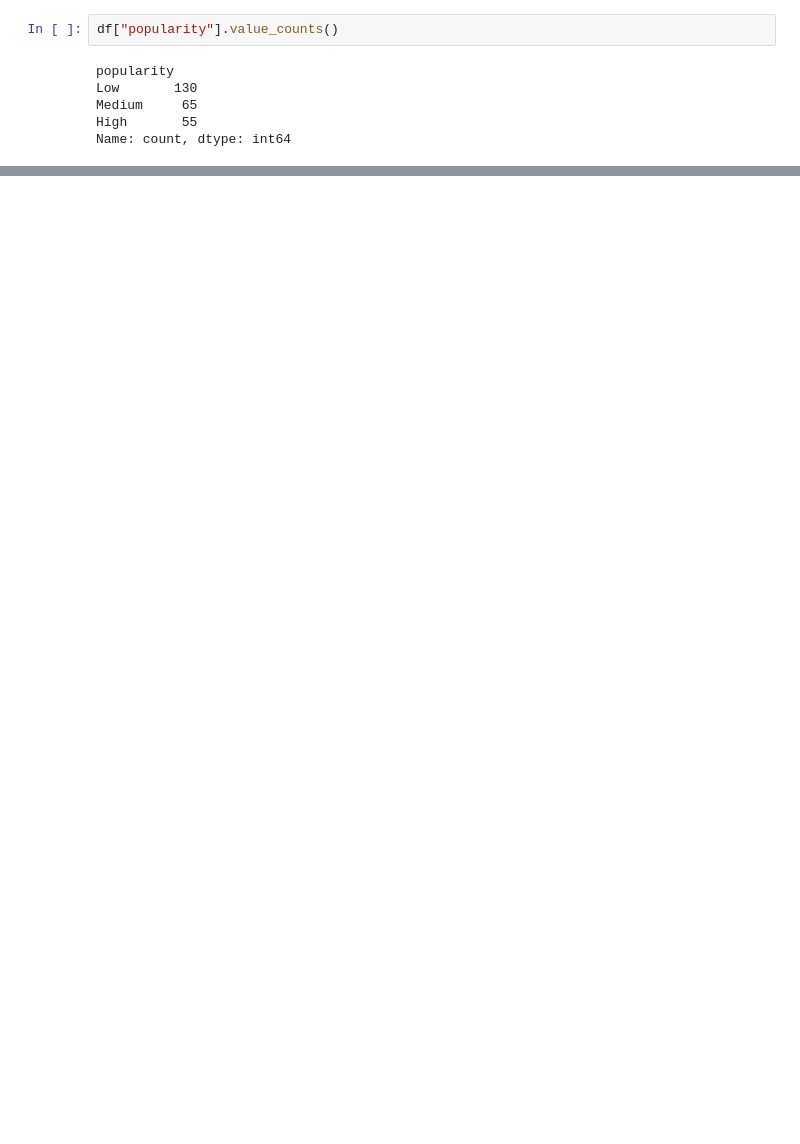
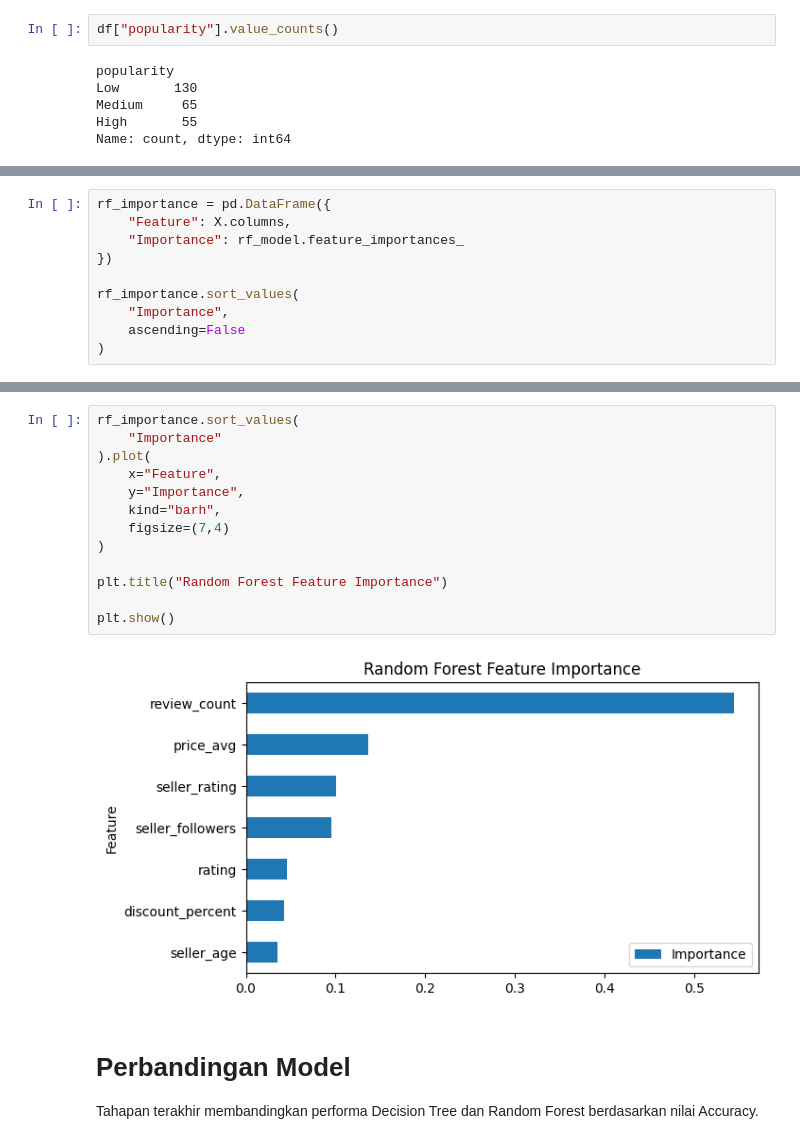
Before and after one commit to walsptr/tugas_ds, a Jupyter notebook: notebooks/05_classification.ipynb, the cells around one changed output, grey strips where cells are left out. Saved outputs shown, nothing was run; the diff lists cells and outputs as text; blank space fills up the shorter version.

```diff
--- a/notebooks/05_classification.ipynb
+++ b/notebooks/05_classification.ipynb
@@ -229,0 +327,10 @@ plt.show()
+# %%
+rf_importance = pd.DataFrame({
+    "Feature": X.columns,
+    "Importance": rf_model.feature_importances_
+})
+
+rf_importance.sort_values(
+    "Importance",
+    ascending=False
+)
@@ -229,0 +346,19 @@ plt.show()
+# %%
+rf_importance.sort_values(
+    "Importance"
+).plot(
+    x="Feature",
+    y="Importance",
+    kind="barh",
+    figsize=(7,4)
+)
+
+plt.title("Random Forest Feature Importance")
+
+plt.show()
+# %% [output]
+[figure, added]
+# %% [markdown]
+# Perbandingan Model
+
+Tahapan terakhir membandingkan performa Decision Tree dan Random Forest berdasarkan nilai Accuracy.
```
Also changed, not shown: parts of 40 cells of this notebook.
